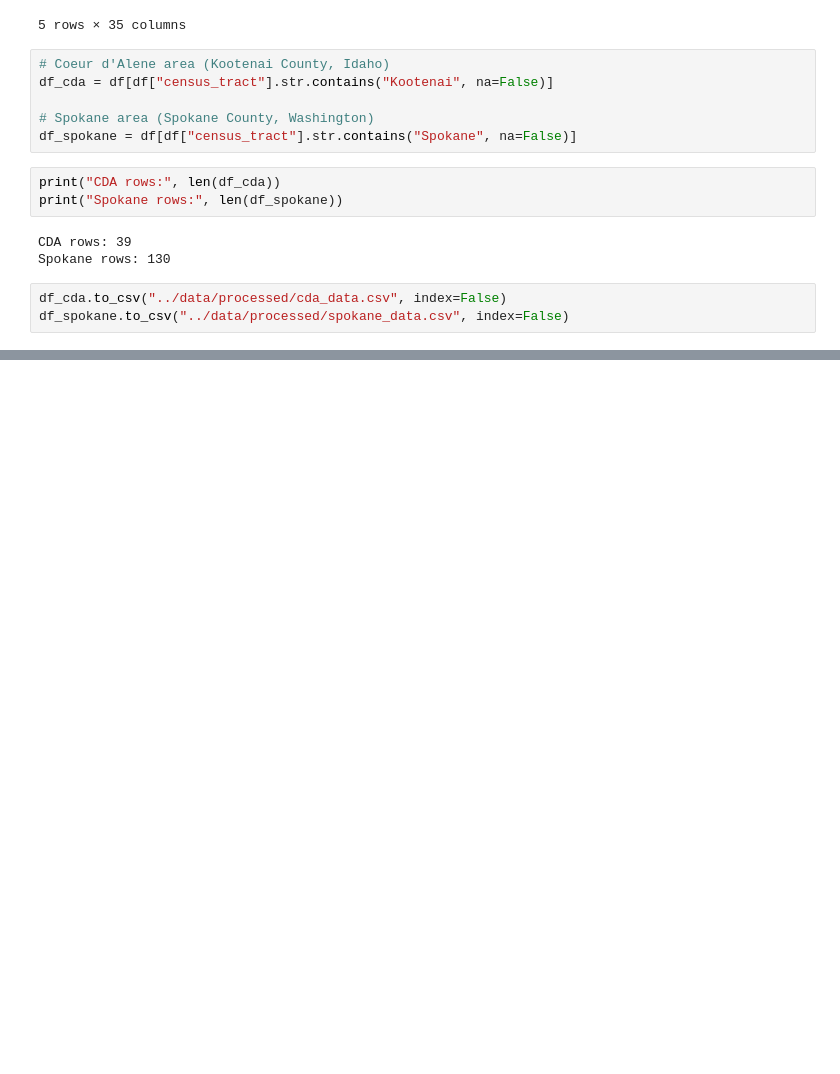
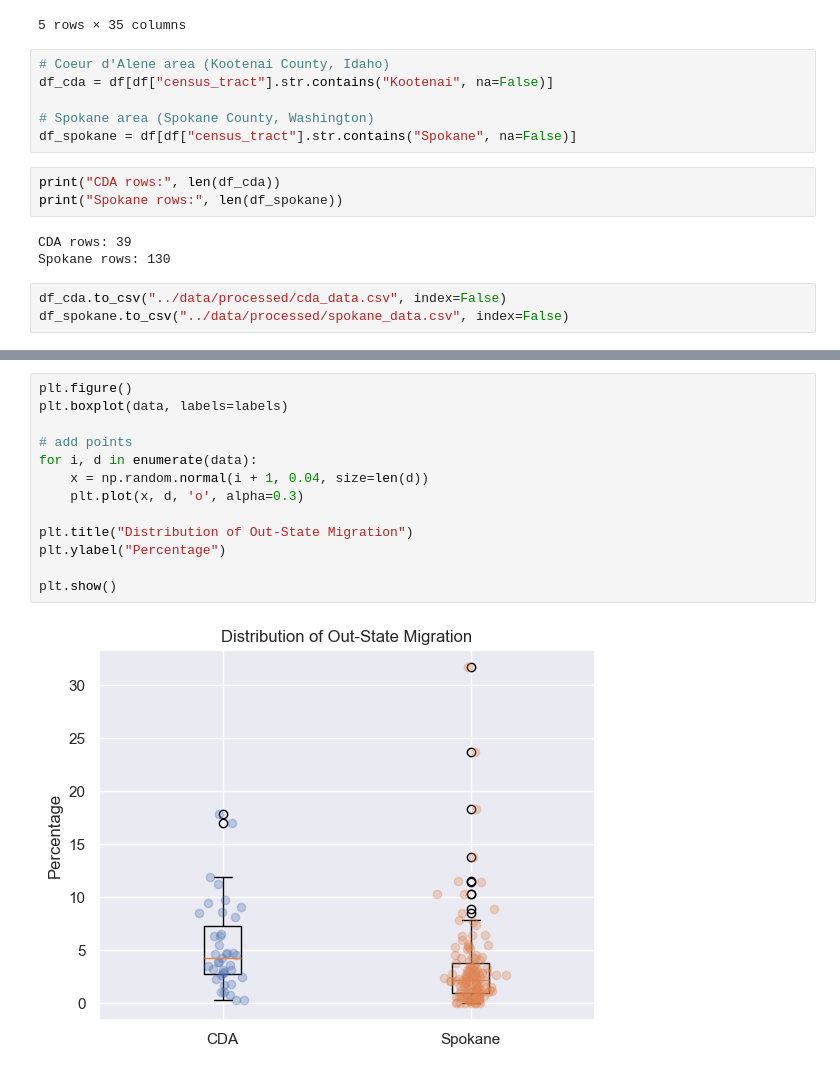
Before and after one commit to wuwu2099/migration-pattern-analysis, a Jupyter notebook: src/01_data_cleaning.ipynb, the cells around one changed output, grey strips where cells are left out. Drawn from its saved outputs; the diff is of its cells as text; blank space fills up the shorter version.

```diff
--- a/src/01_data_cleaning.ipynb
+++ b/src/01_data_cleaning.ipynb
@@ -205,0 +485,15 @@ df_spokane.to_csv("../data/processed/spokane_data.csv", index=False)
+# %%
+plt.figure()
+plt.boxplot(data, labels=labels)
+
+# add points
+for i, d in enumerate(data):
+    x = np.random.normal(i + 1, 0.04, size=len(d))
+    plt.plot(x, d, 'o', alpha=0.3)
+
+plt.title("Distribution of Out-State Migration")
+plt.ylabel("Percentage")
+
+plt.show()
+# %% [output]
+[figure, added]
```
Also changed, not shown: parts of 40 cells of this notebook, 4 other files.
